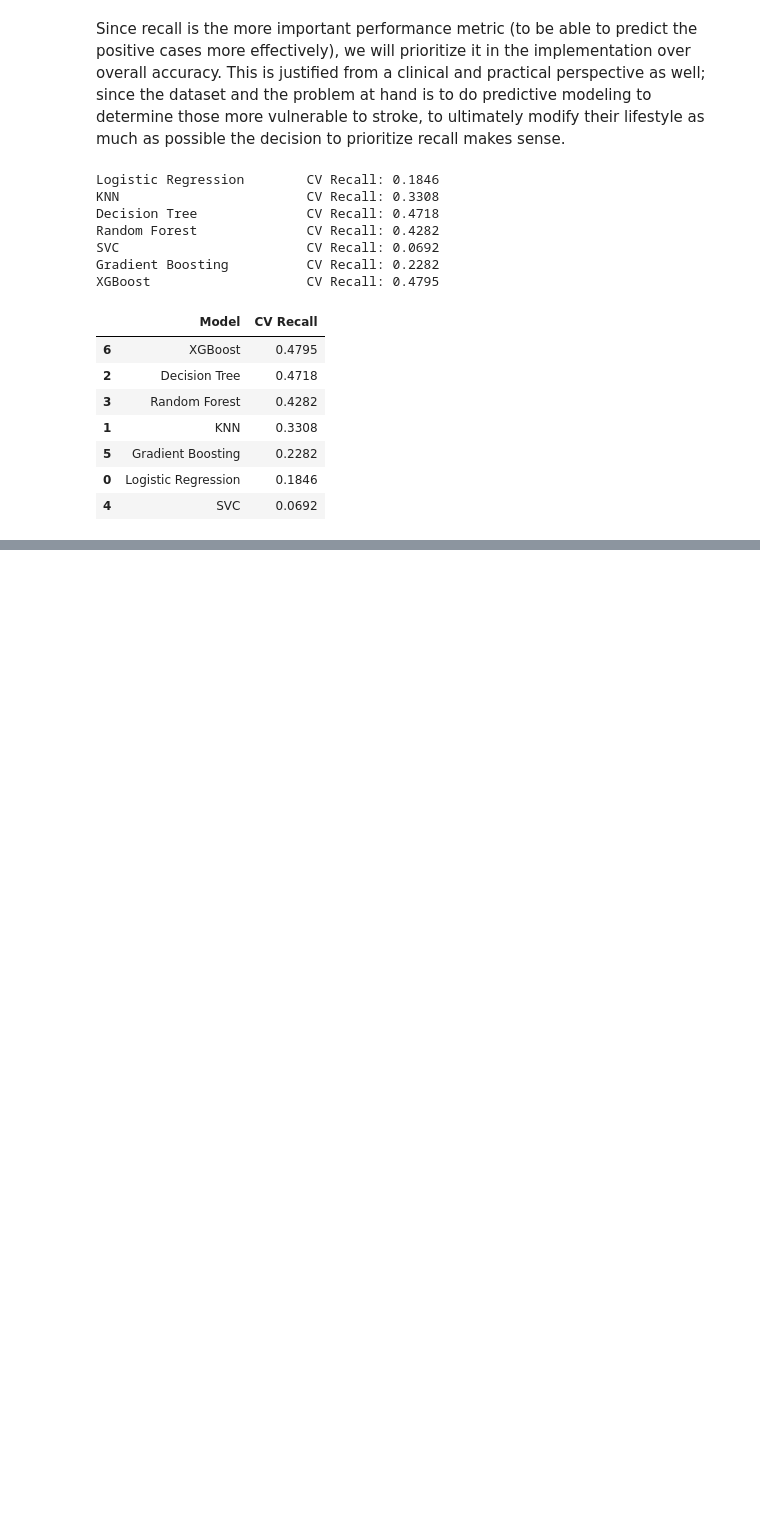
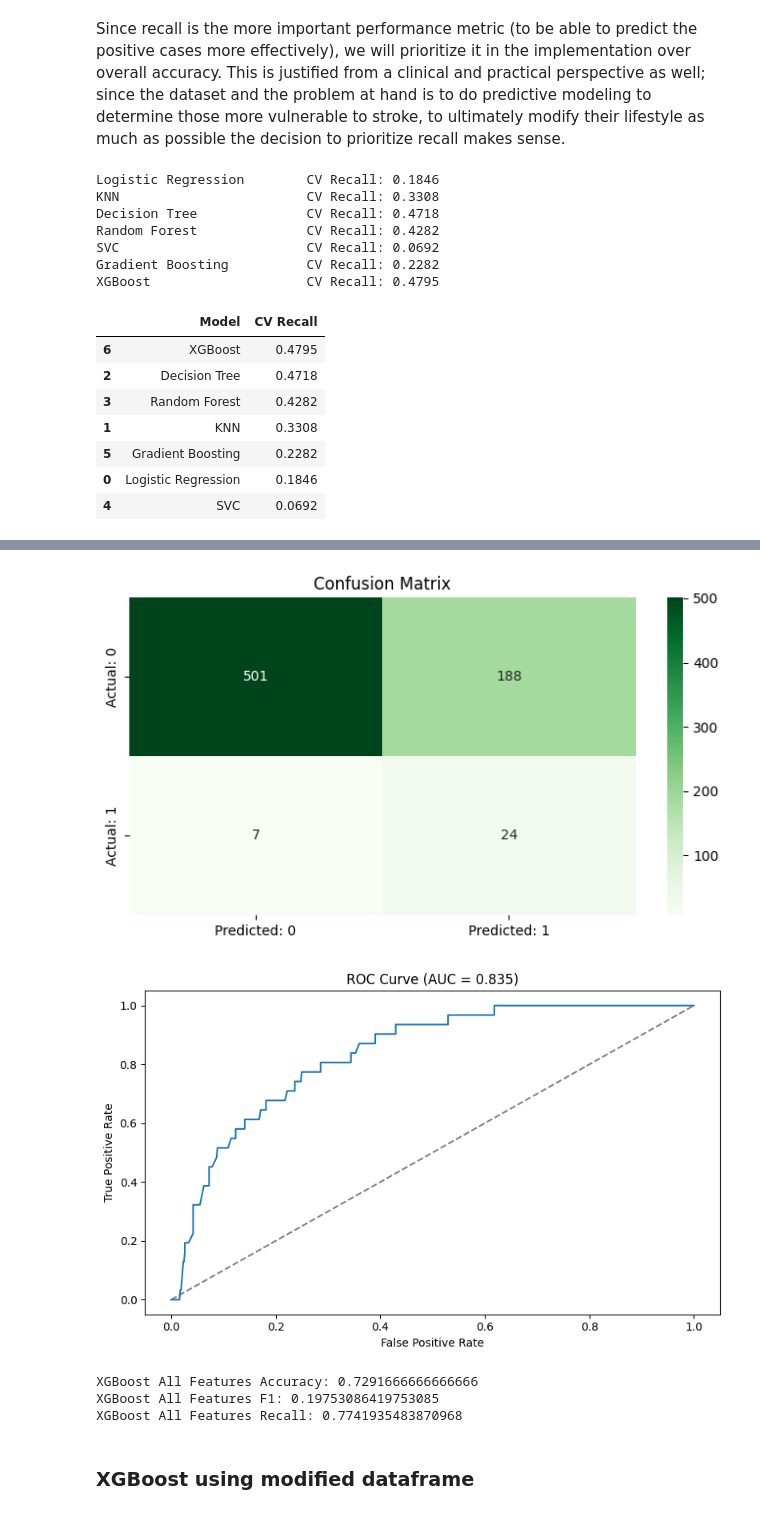
Before and after one commit to mtfattahpour/stroke-prediction, a Jupyter notebook: notebooks/models.ipynb, the cells around one changed output, grey strips where cells are left out. Saved outputs shown, nothing was run; the diff lists cells and outputs as text; code cells hidden in the pictures; blank space fills up the shorter version.

```diff
--- a/notebooks/models.ipynb
+++ b/notebooks/models.ipynb
@@ -195,0 +198,21 @@ XGBoost                    CV Recall: 0.4795
+# %%
+param_grid = {
+    'n_estimators': [200, 400],
+    'max_depth': [3, 5, 7],
+    'learning_rate': [0.01, 0.05, 0.1],
+    'gamma': [0, 0.1, 0.25],
+    'scale_pos_weight': [1, 3, 5, 10]
+}
+
+xgb_grid = GridSearchCV(
+    estimator=XGBClassifier(random_state=42, eval_metric='logloss'),
+    param_grid=param_grid,
+    scoring='recall',
+    cv=5,
+    n_jobs=-1,
+)
+
+xgb_grid.fit(
+    X_train_scaled_smote,
+    y_train_smote
+)
@@ -195,0 +237,15 @@ XGBoost                    CV Recall: 0.4795
+# %%
+y_pred = xgb_grid.predict(X_test_scaled)
+plot_confusion_matrix(y_test, y_pred)
+plot_roc(xgb_grid, X_test_scaled, y_test)
+print(f"XGBoost All Features Accuracy: {accuracy_score(y_test, y_pred)}")
+print(f"XGBoost All Features F1: {f1_score(y_test, y_pred, labels=[1])}")
+print(f"XGBoost All Features Recall: {recall_score(y_test, y_pred, labels=[1])}")
+# %% [output]
+[figure, added]
+[figure, added]
+XGBoost All Features Accuracy: 0.7291666666666666
+XGBoost All Features F1: 0.19753086419753085
+XGBoost All Features Recall: 0.7741935483870968
+# %% [markdown]
+### XGBoost using modified dataframe
```
Also changed, not shown: parts of 13 cells of this notebook.
